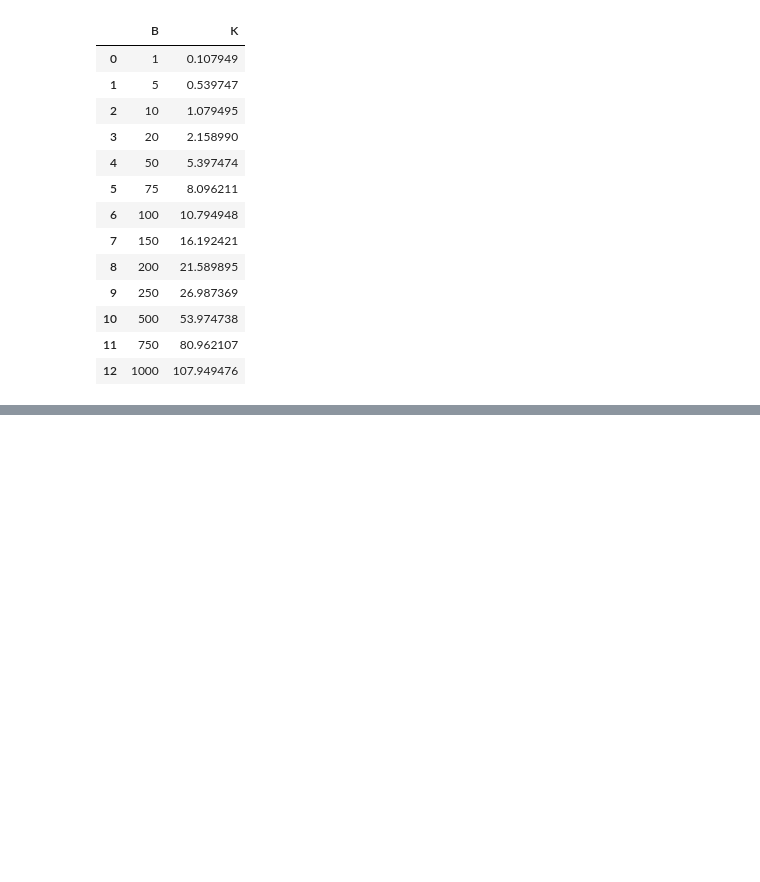
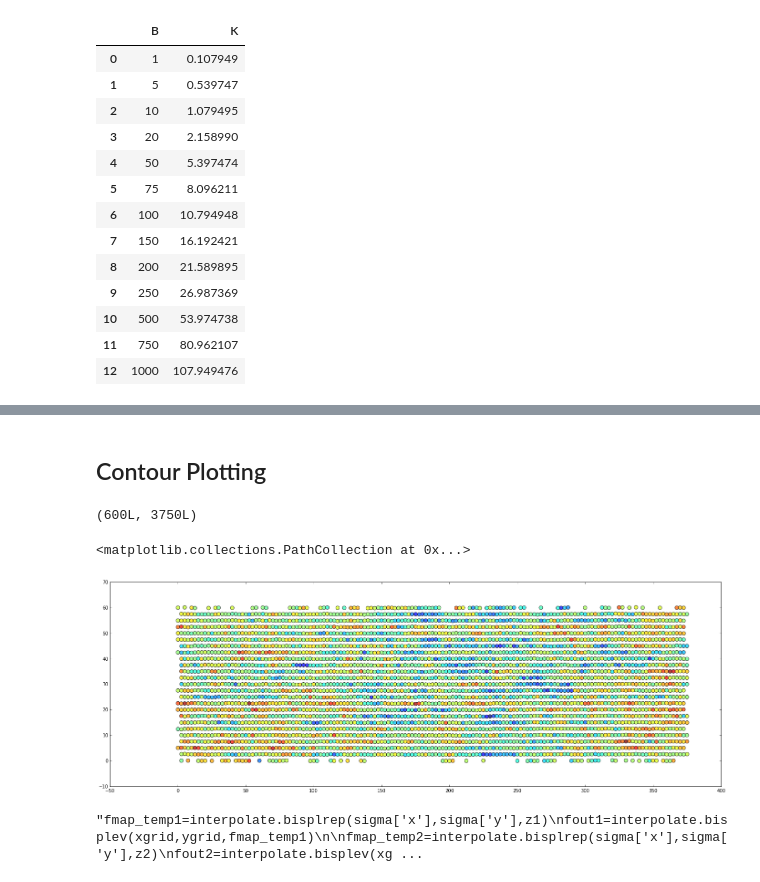
Before and after one commit to katrinleinweber/p8git, a Jupyter notebook: droplets.ipynb, the cells around one changed output, grey strips where cells are left out. Cells and saved outputs as stored; diff of their text form; code cells hidden in the pictures; blank space fills up the shorter version.

```diff
--- a/droplets.ipynb
+++ b/droplets.ipynb
@@ -248,0 +296,28 @@ K_table
+# %% [markdown]
+## Contour Plotting
+# %%
+## Read data
+%matplotlib inline
+import numpy as np
+from scipy import interpolate
+from mpl_toolkits.mplot3d import Axes3D
+import pandas as pd
+import matplotlib.pyplot as plt
+
+sigma=pd.read_table('stress.out',delimiter=' ',names=['x','y','sx','sy','sz','temp'],index_col=None)
+ny=600;nx=3750;
+
+xgrid=np.linspace(sigma['x'].min(),sigma['x'].max(),nx);ygrid=np.linspace(sigma['y'].min(),sigma['y'].max(),ny)
+
+Xgrid,Ygrid=np.meshgrid(xgrid,ygrid)
+atoms=[sigma['x'],sigma['y']]
+points=pd.concat(atoms,axis=1)
+R=np.vstack((Xgrid.reshape(nx*ny),Ygrid.reshape(nx*ny))).T
+# %% [output]
+(600L, 3750L)
+# %%
+fig=plt.figure(figsize=(24,8))
+plt.scatter(sigma['x'],sigma['y'],c=sigma['sx'],s=64,alpha=0.75)
+# %% [output]
+<matplotlib.collections.PathCollection at 0x...>
+[figure, added]
@@ -248,0 +346,32 @@ K_table
+# %%
+''' fmap_temp1=interpolate.bisplrep(sigma['x'],sigma['y'],z1)
+fout1=interpolate.bisplev(xgrid,ygrid,fmap_temp1)
+
+fmap_temp2=interpolate.bisplrep(sigma['x'],sigma['y'],z2)
+fout2=interpolate.bisplev(xgrid,ygrid,fmap_temp2)
+
+fmap_temp3=interpolate.bisplrep(sigma['x'],sigma['y'],z3)
+fout3=interpolate.bisplev(xgrid,ygrid,fmap_temp3)
+
+
+fig , ((ax1,ax2,ax3,ax4)) = plt.subplots(1,4,sharex = True,sharey=True,figsize=(16,12))
+#cmap = cm.PRGn
+p1=ax1.contourf(fout1,iso=1)
+plt.colorbar(p1,ax=ax1)
+ax1.set_title('$\sigma_{xx}$',fontsize=40)
+p2=ax2.contourf(fout2,iso=1)#,cmap=cmap)
+plt.colorbar(p2,ax=ax2)
+ax2.set_title('$\sigma_{yy}$',fontsize=40)
+
+p3=ax3.contourf(fout3,iso=1)#,cmap=cmap)
+plt.colorbar(p3,ax=ax3)
+ax3.set_title('$\sigma_{zz}$',fontsize=40)
+
+ftotal=(fout1+fout2)/2-fout3
+
+p4=ax4.contourf(ftotal,iso=1)#,cmap=cmap)
+plt.colorbar(p4,ax=ax4)
+
+ax4.set_title('$\sigma$',fontsize=40) '''
+# %% [output]
+"fmap_temp1=interpolate.bisplrep(sigma['x'],sigma['y'],z1)\nfout1=interpolate.bisplev(xgrid,ygrid,fmap_temp1)\n\nfmap_temp2=interpolate.bisplrep(sigma['x'],sigma['y'],z2)\nfout2=interpolate.bisplev(xg ...
```
Also changed, not shown: parts of 20 cells of this notebook, 21 other files.
